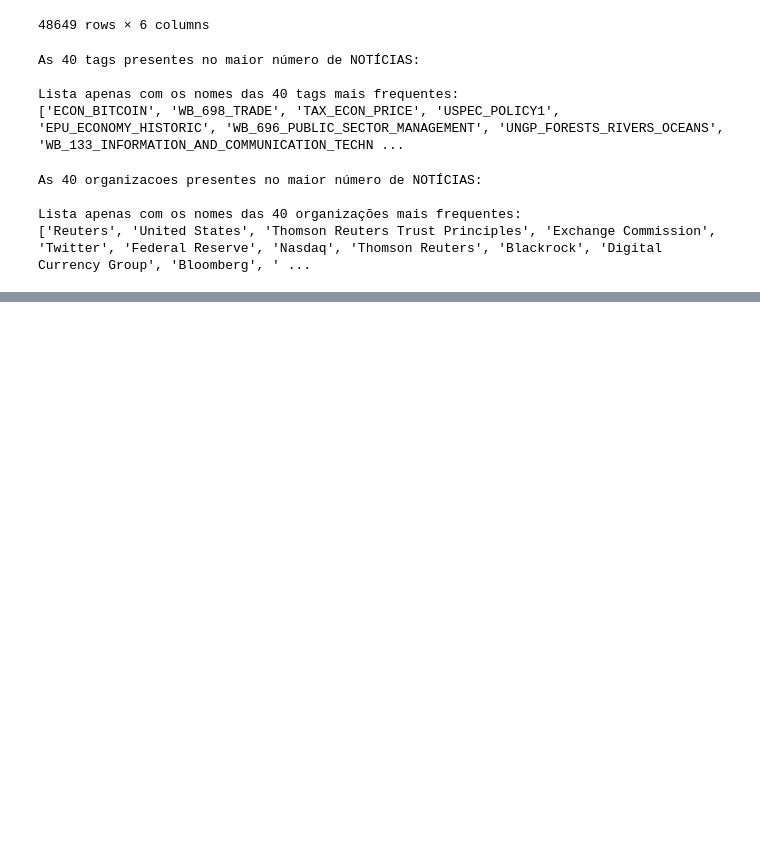
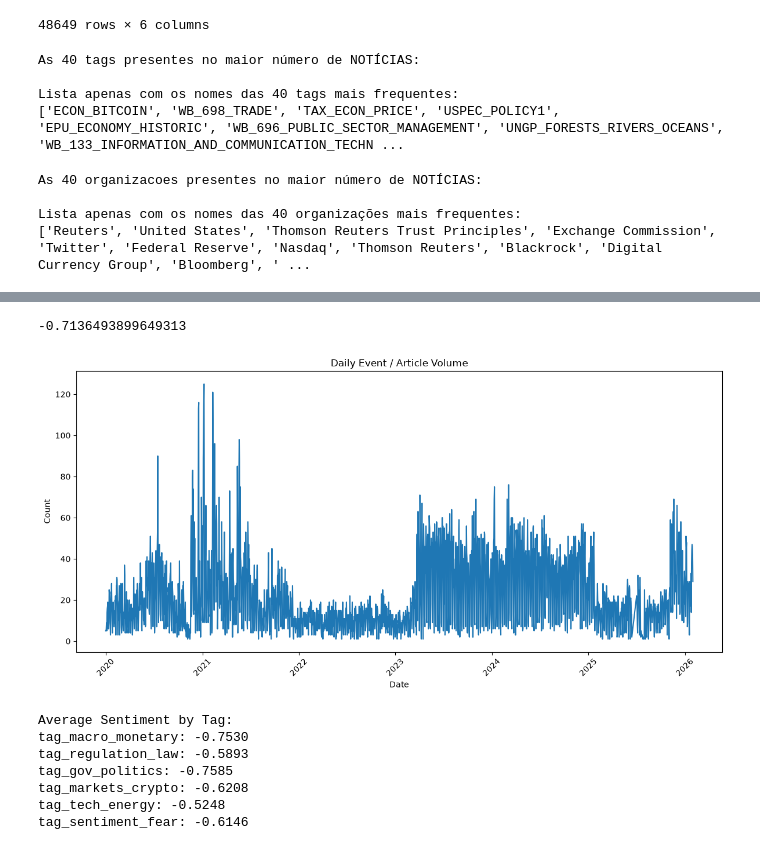
Before and after one commit to Fugant1/MADES, a Jupyter notebook: MADES/sources/notebooks/nstructured_data.ipynb, the cells around one changed output, grey strips where cells are left out. Cells and saved outputs as stored; diff of their text form; code cells hidden in the pictures; blank space fills up the shorter version.

```diff
--- a/MADES/sources/notebooks/nstructured_data.ipynb
+++ b/MADES/sources/notebooks/nstructured_data.ipynb
@@ -128,0 +149,60 @@ display(df.head())
+# %%
+print(df['SentimentScore'].mean())
+# %% [output]
+-0.7136493899649313
+# %%
+import matplotlib.pyplot as plt
+import pandas as pd
+import seaborn as sns
+
+# Assuming your dataframe is named 'df'
+# 1. Convert timestamp to datetime
+df["EventTimestamp"] = pd.to_datetime(df["EventTimestamp"])
+df["Date"] = df["EventTimestamp"].dt.date
+
+# 2. Daily Sentiment and Volume Trend
+daily_stats = (
+    df.groupby("Date")
+    .agg(
+        Article_Count=("SentimentScore", "count"),
+        Mean_Sentiment=("SentimentScore", "mean"),
+    )
+    .reset_index()
+)
+
+# 3. Quick visualization of volume over time
+plt.figure(figsize=(12, 6))
+sns.lineplot(data=daily_stats, x="Date", y="Article_Count")
+plt.title("Daily Event / Article Volume")
+plt.xlabel("Date")
+plt.ylabel("Count")
+plt.xticks(rotation=45)
+plt.tight_layout()
+plt.show()
+
+# 4. Compare Sentiment across Tag Categories
+tag_columns = [
+    "tag_macro_monetary",
+    "tag_regulation_law",
+    "tag_gov_politics",
+    "tag_markets_crypto",
+    "tag_tech_energy",
+    "tag_sentiment_fear",
+]
+
+sentiment_by_tag = {}
+for tag in tag_columns:
+  sentiment_by_tag[tag] = df[df[tag] == 1]["SentimentScore"].mean()
+
+print("Average Sentiment by Tag:")
+for tag, score in sentiment_by_tag.items():
+  print(f"{tag}: {score:.4f}")
+# %% [output]
+[figure, added]
+Average Sentiment by Tag:
+tag_macro_monetary: -0.7530
+tag_regulation_law: -0.5893
+tag_gov_politics: -0.7585
+tag_markets_crypto: -0.6208
+tag_tech_energy: -0.5248
+tag_sentiment_fear: -0.6146
```
Also changed, not shown: parts of 1 cell of this notebook, 2 other files.
